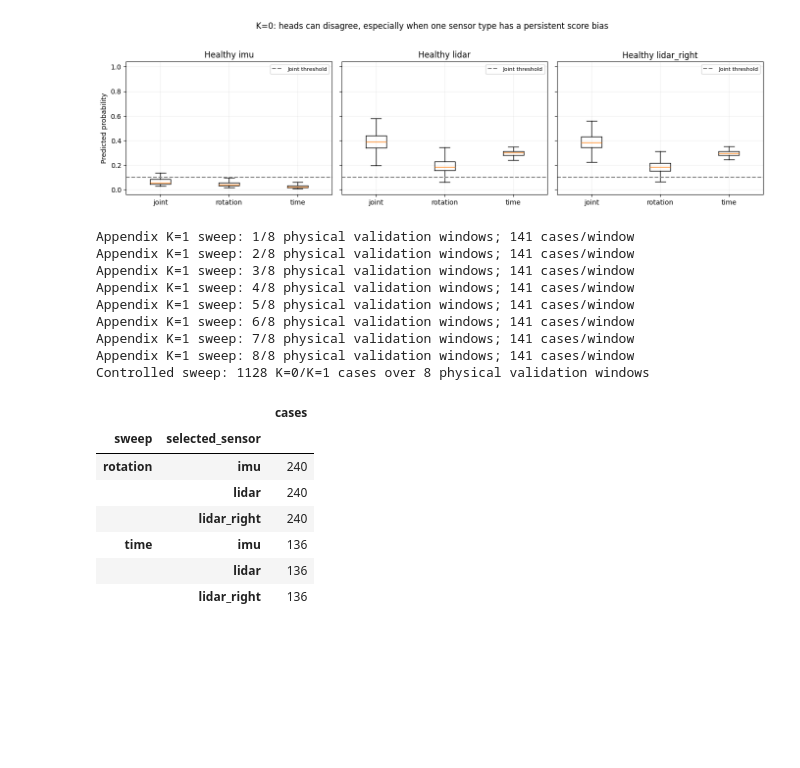
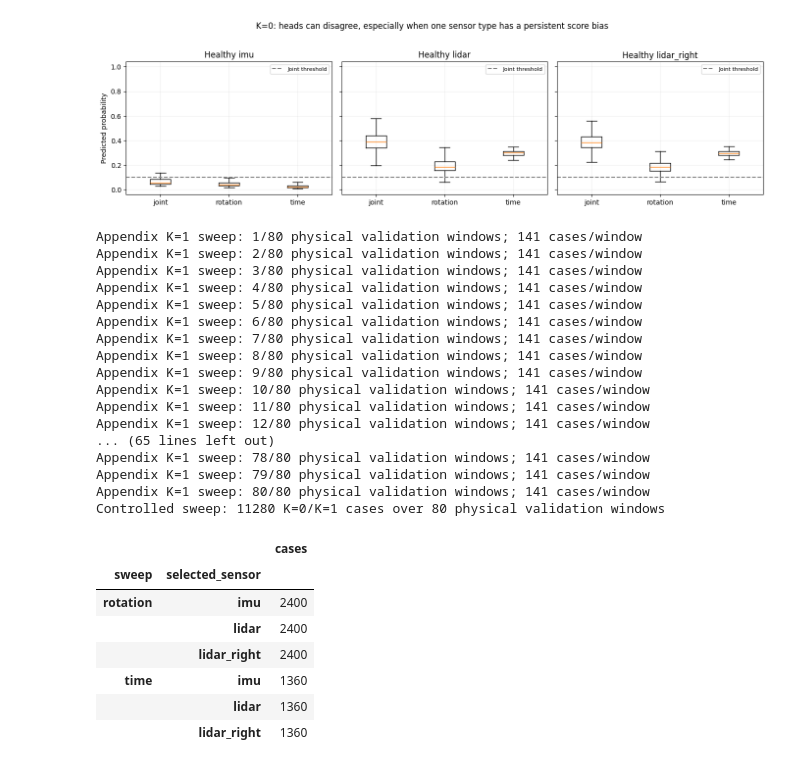
Before and after one commit to CamelPoem32/nn-obs-calib, a Jupyter notebook: src/obscalib/notebooks/77_train_pooled_calibration_fault_classifier_weighted_k.ipynb, the cells around one changed output. Drawn from its saved outputs; the diff is of its cells as text; code cells hidden in the pictures; blank space fills up the shorter version.

```diff
--- a/src/obscalib/notebooks/77_train_pooled_calibration_fault_classifier_weighted_k.ipynb
+++ b/src/obscalib/notebooks/77_train_pooled_calibration_fault_classifier_weighted_k.ipynb
@@ -1703,12 +1703,12 @@ torch.cuda.empty_cache()
 # Appendix controls. All probe generation is held-out validation only; no model updates.
 APPENDIX_REPORT_SPLIT = 'validation'  # Validation by default. Use 'test' only for final descriptive checks, never threshold tuning.
 APPENDIX_RUN_INFERENCE = True  # Set False to reload the cached controlled sweep without model inference.
-APPENDIX_WINDOWS_PER_VAL_SEQUENCE = 4  # 8 physical validation windows total by default.
+APPENDIX_WINDOWS_PER_VAL_SEQUENCE = 40  # 8 physical validation windows total by default.
 APPENDIX_AXIS_REPEATS = 2  # Independent SO(3) axes; SAME axis for every angle in one sweep.
 APPENDIX_ANGLES_DEG = (0., 1., 2., 3., 4., 5., 10., 20., 45., 60., 90., 120., 150., 175., 179.)
 APPENDIX_RUN_TIME_SWEEP = True
 APPENDIX_SIGNED_TIME_MS = (-300., -150., -100., -50., -30., -15., -10., -5., 0., 5., 10., 15., 30., 50., 100., 150., 300.)
-APPENDIX_COMPARE_REGRESSOR = False  # Optional direct 002.27 regression correction-amplitude comparison.
+APPENDIX_COMPARE_REGRESSOR = True  # Optional direct 002.27 regression correction-amplitude comparison.
 APPENDIX_REGRESSOR_CHECKPOINT = ROOT / 'runs' / 'kaist_pooled_calibration_6d_002.27_full_rotation_regression' / 'best.pt'
 APPENDIX_SEED = RANDOM_SEED + 775_991
 APPENDIX_DIR = RUN_DIR / 'appendix_k1_fault_localization'
@@ -1978,7 +1978,7 @@ def collect_appendix_k1_sweep():
         cases = []
         for selected_sensor in CALIBRATION_KEYS:
             for axis_id in range(APPENDIX_AXIS_REPEATS):
-                local_rng = np.random.default_rng(APPENDIX_SEED + int(physical_index) * 104729 + CALIBRATION_KEYS.index(selected_sensor) * 1009 + axis_id)
+                local_rng = np.random.default_rng(APPENDIX_SEED + CALIBRATION_KEYS.index(selected_sensor) * 1009 + axis_id)
                 axis = local_rng.normal(size=3)
                 axis /= np.linalg.norm(axis)
                 for angle_deg in APPENDIX_ANGLES_DEG:
@@ -2020,48 +2020,56 @@ def collect_appendix_k1_sweep():
                     records.append(row)
         print(f'Appendix K=1 sweep: {wi+1}/{len(APPENDIX_PROBE_INDICES)} physical validation windows; {len(cases)} cases/window', flush=True)
         del physical, raw
     del probe_classifier, probe_regressor
     if DEVICE.type == 'cuda':
         torch.cuda.empty_cache()
     df = pd.DataFrame(records)
     if df.groupby('case_id').sensor.nunique().ne(len(CALIBRATION_KEYS)).any():
         raise AssertionError('Controlled sweep has duplicated or missing sensor heads')
     df.to_csv(APPENDIX_SCORE_PATH, index=False)
     APPENDIX_SCORE_META_PATH.write_text(json.dumps(appendix_signature(), indent=2), encoding='utf-8')
     return df
 
 if not BEST_CHECKPOINT_PATH.is_file():
     raise FileNotFoundError('The classifier best.pt is required for controlled appendix probes')
 if APPENDIX_RUN_INFERENCE:
     appendix_probe_df = collect_appendix_k1_sweep()
 else:
     if not APPENDIX_SCORE_PATH.is_file() or not APPENDIX_SCORE_META_PATH.is_file():
         raise FileNotFoundError('Cached K=1 probe missing. Set APPENDIX_RUN_INFERENCE=True once.')
     cached = json.loads(APPENDIX_SCORE_META_PATH.read_text(encoding='utf-8'))
     if cached != appendix_signature():
         raise ValueError('Cached sweep was generated with different checkpoint or settings; rerun inference.')
     appendix_probe_df = pd.read_csv(APPENDIX_SCORE_PATH)
 print('Controlled sweep:', len(appendix_probe_df)//3, 'K=0/K=1 cases over',
       appendix_probe_df.physical_index.nunique(), 'physical validation windows')
 display(appendix_probe_df.groupby(['sweep','selected_sensor']).case_id.nunique().rename('cases').to_frame())
 # %% [output]
-Appendix K=1 sweep: 1/8 physical validation windows; 141 cases/window
-Appendix K=1 sweep: 2/8 physical validation windows; 141 cases/window
-Appendix K=1 sweep: 3/8 physical validation windows; 141 cases/window
-Appendix K=1 sweep: 4/8 physical validation windows; 141 cases/window
-Appendix K=1 sweep: 5/8 physical validation windows; 141 cases/window
-Appendix K=1 sweep: 6/8 physical validation windows; 141 cases/window
-Appendix K=1 sweep: 7/8 physical validation windows; 141 cases/window
-Appendix K=1 sweep: 8/8 physical validation windows; 141 cases/window
-Controlled sweep: 1128 K=0/K=1 cases over 8 physical validation windows
+Appendix K=1 sweep: 1/80 physical validation windows; 141 cases/window
+Appendix K=1 sweep: 2/80 physical validation windows; 141 cases/window
+Appendix K=1 sweep: 3/80 physical validation windows; 141 cases/window
+Appendix K=1 sweep: 4/80 physical validation windows; 141 cases/window
+Appendix K=1 sweep: 5/80 physical validation windows; 141 cases/window
+Appendix K=1 sweep: 6/80 physical validation windows; 141 cases/window
+Appendix K=1 sweep: 7/80 physical validation windows; 141 cases/window
+Appendix K=1 sweep: 8/80 physical validation windows; 141 cases/window
+Appendix K=1 sweep: 9/80 physical validation windows; 141 cases/window
+Appendix K=1 sweep: 10/80 physical validation windows; 141 cases/window
+Appendix K=1 sweep: 11/80 physical validation windows; 141 cases/window
+Appendix K=1 sweep: 12/80 physical validation windows; 141 cases/window
+... (65 lines left out)
+Appendix K=1 sweep: 78/80 physical validation windows; 141 cases/window
+Appendix K=1 sweep: 79/80 physical validation windows; 141 cases/window
+Appendix K=1 sweep: 80/80 physical validation windows; 141 cases/window
+Controlled sweep: 11280 K=0/K=1 cases over 80 physical validation windows
 |  |  | cases |
 | sweep | selected_sensor |  |
-| rotation | imu | 240 |
-|  | lidar | 240 |
-|  | lidar_right | 240 |
-| time | imu | 136 |
-|  | lidar | 136 |
-|  | lidar_right | 136 |
+| rotation | imu | 2400 |
+|  | lidar | 2400 |
+|  | lidar_right | 2400 |
+| time | imu | 1360 |
+|  | lidar | 1360 |
+|  | lidar_right | 1360 |
 # %%
 def summarize_controlled_k1(df, *, task, sweep, value_field):
     """Compute three-sensor F1, threshold-free top-1, and exact-one-correct for each injected magnitude."""
```
Also changed, not shown: parts of 10 cells of this notebook, 6 other files.
